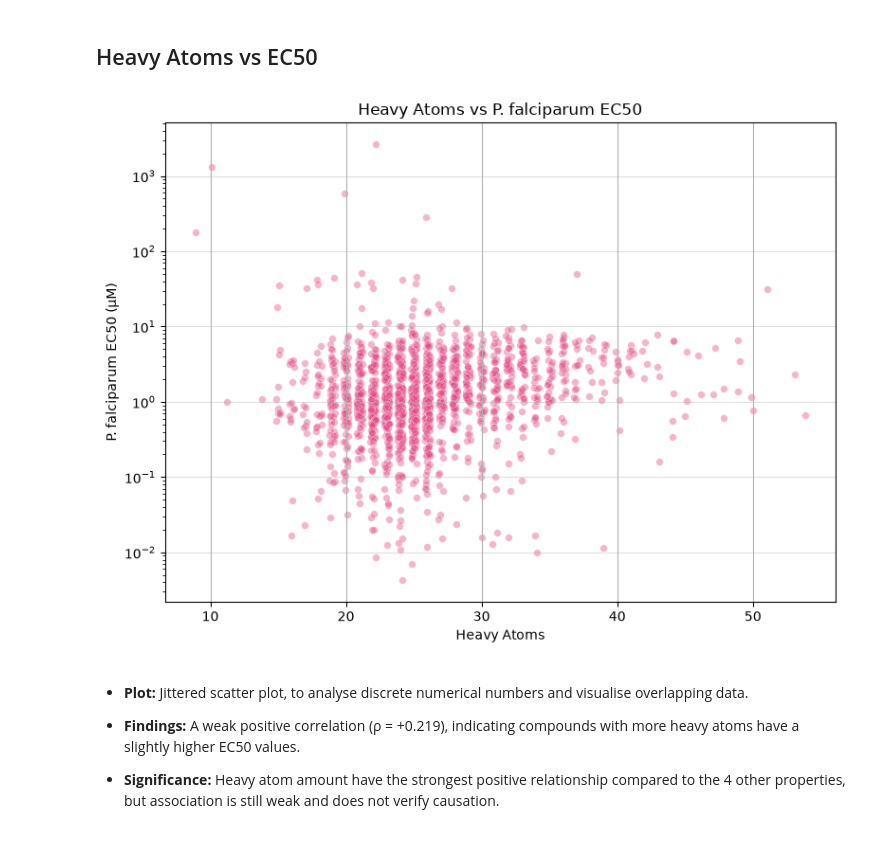
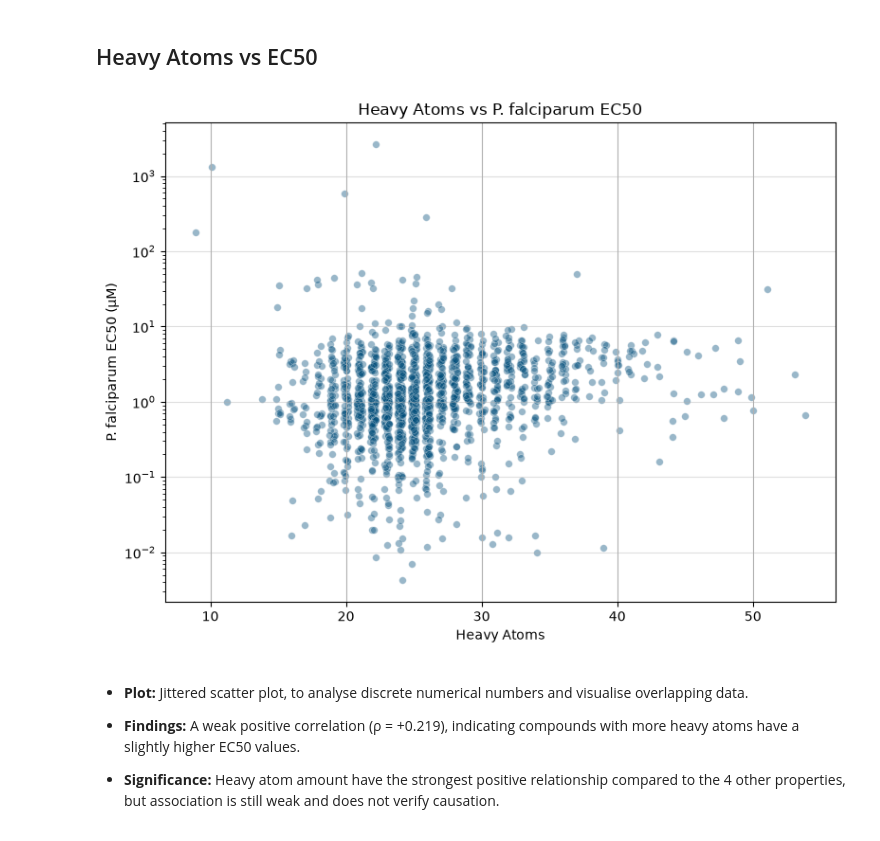
Before and after one commit to claudiagzv/csc1171-project, a Jupyter notebook: notebooks/size_bonding_ec50_activity_relationship.ipynb, the cells around one changed output. Cells and saved outputs as stored; diff of their text form; code cells hidden in the pictures.

```diff
--- a/notebooks/size_bonding_ec50_activity_relationship.ipynb
+++ b/notebooks/size_bonding_ec50_activity_relationship.ipynb
@@ -60,30 +60,30 @@ plt.show()
 # %%
 heavy_atoms_column = size_h_bonding_df['heavy_atoms']
 
 x_jittered = size_h_bonding_df['heavy_atoms'] + \
     np.random.default_rng(42).uniform(
         -0.2, 0.2, len(size_h_bonding_df)
     ) # to separate the overlapping dots more
 
 
 plt.figure(figsize=(8,6))
 sns.scatterplot(y=activity_column,
                 x=x_jittered,
                 alpha=0.4,
                 s=30,
-                color="#E54583")
+                color="#004D7A")
 
 
 plt.yscale('log', base=10)
 plt.xlabel('Heavy Atoms')
 plt.ylabel('P. falciparum EC50 (µM)')
 plt.title("Heavy Atoms vs P. falciparum EC50")
 plt.grid(axis='y', alpha=0.4)
 plt.grid(True)
 plt.tight_layout()
 plt.show()
 # %% [output]
-[figure, old version]
+[figure, new version]
 # %% [markdown]
 - **Plot:** Jittered scatter plot, to analyse discrete numerical numbers and visualise overlapping data.
 
```
Also changed, not shown: parts of 1 cell of this notebook.
